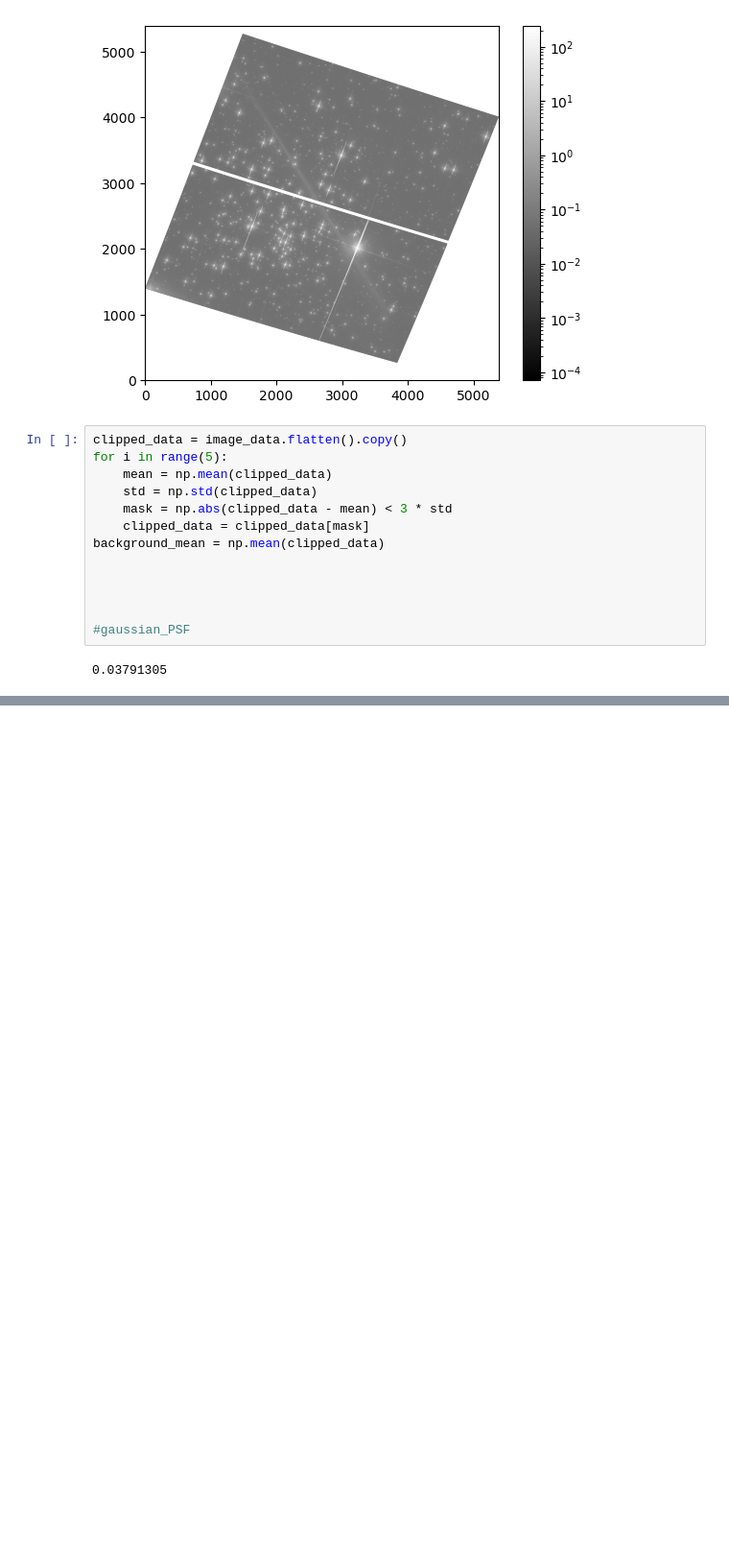
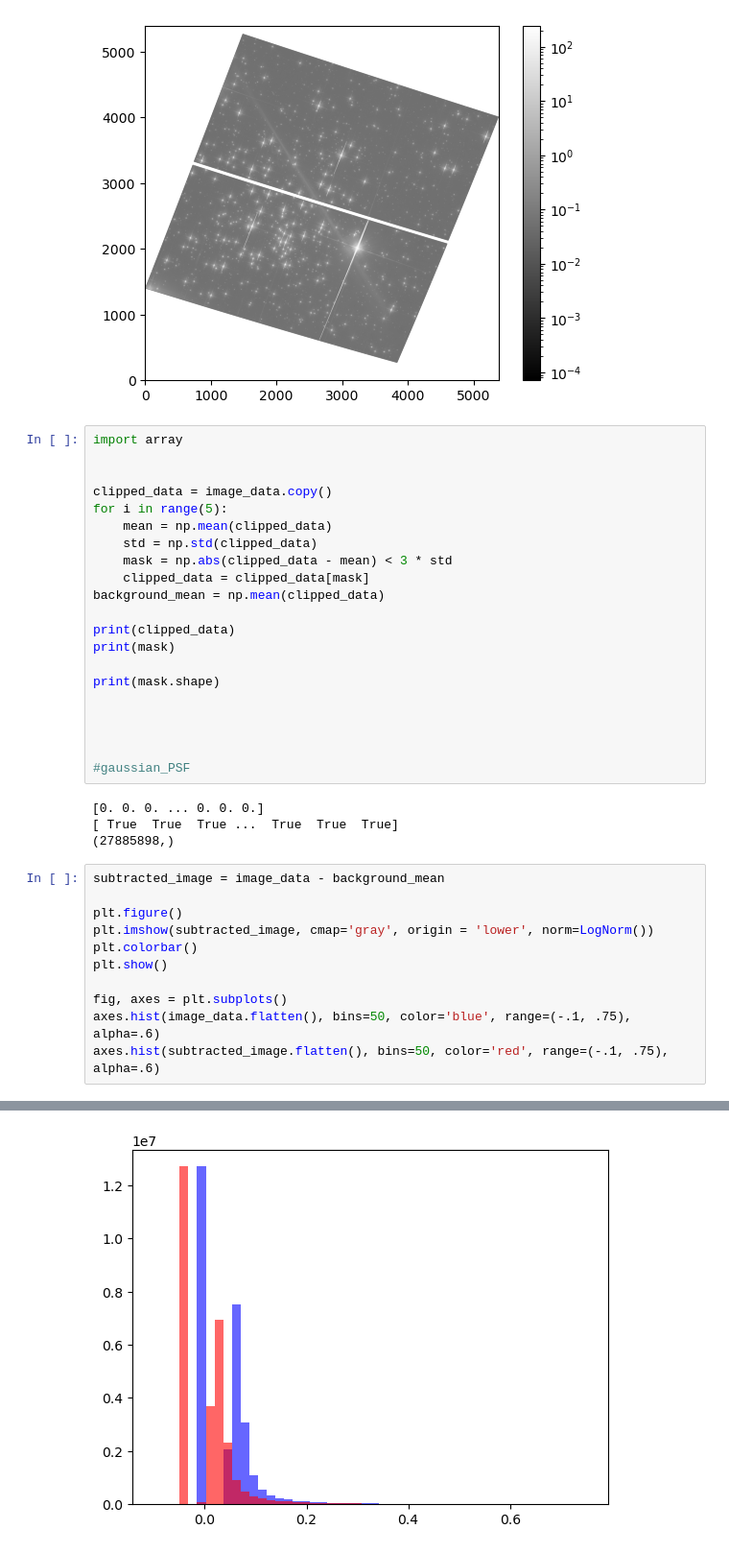
Before and after one commit to GravesTone5/Astro1221Project3, a Jupyter notebook: Project3.ipynb, the cells around one changed output, grey strips where cells are left out. Shown at 96% size. Drawn from its saved outputs; the diff is of its cells as text; blank space fills up the shorter version.

Commit message:
Readded the histograms, along with adding my attempt at plotting the clipped data.

```diff
--- a/Project3.ipynb
+++ b/Project3.ipynb
@@ -67,7 +67,10 @@ No.    Name      Ver    Type      Cards   Dimensions   Format
  [0. 0. 0. ... 0. 0. 0.]]
 [figure]
 # %%
-clipped_data = image_data.flatten().copy()
+import array
+
+
+clipped_data = image_data.copy()
 for i in range(5):
     mean = np.mean(clipped_data)
     std = np.std(clipped_data)
@@ -75,9 +78,28 @@ for i in range(5):
     clipped_data = clipped_data[mask]
 background_mean = np.mean(clipped_data)
 
+print(clipped_data)
+print(mask)
+
+print(mask.shape)
+
 
 
 
 #gaussian_PSF
 # %% [output]
-0.03791305
+[0. 0. 0. ... 0. 0. 0.]
+[ True  True  True ...  True  True  True]
+(27885898,)
+# %%
+subtracted_image = image_data - background_mean
+
+plt.figure()
+plt.imshow(subtracted_image, cmap='gray', origin = 'lower', norm=LogNorm())
+plt.colorbar()
+plt.show()
+
+fig, axes = plt.subplots()
+axes.hist(image_data.flatten(), bins=50, color='blue', range=(-.1, .75), alpha=.6)
+axes.hist(subtracted_image.flatten(), bins=50, color='red', range=(-.1, .75), alpha=.6)
+# %% [output]
@@ -84,3 +124,4 @@ background_mean = np.mean(clipped_data)
+[figure, added]
 # %%
 subtracted_image = image_data - background_mean
 
```
Also changed, not shown: parts of 3 cells of this notebook.
